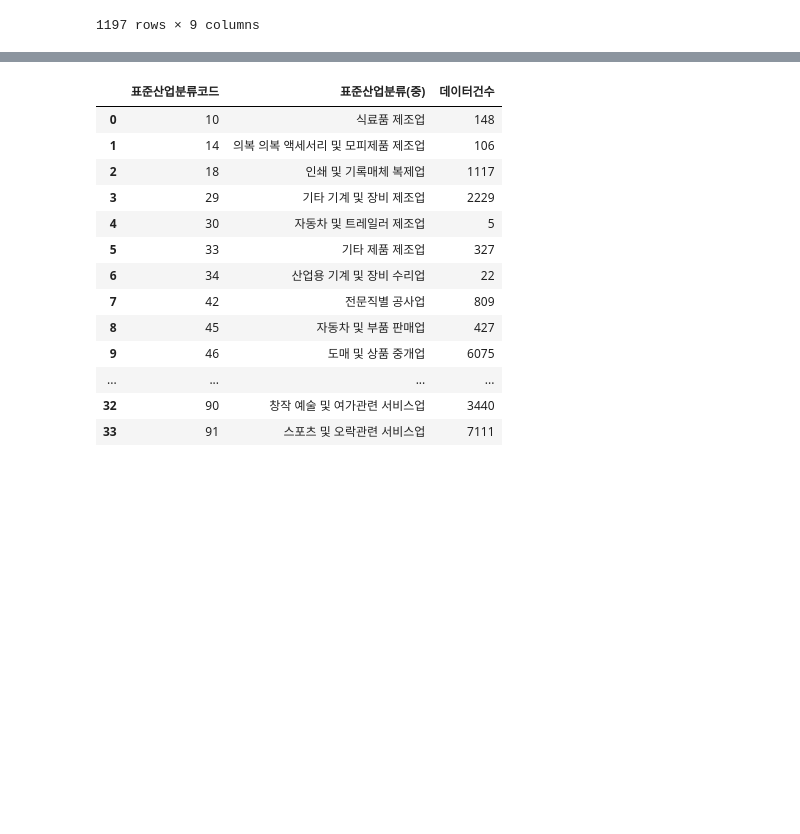
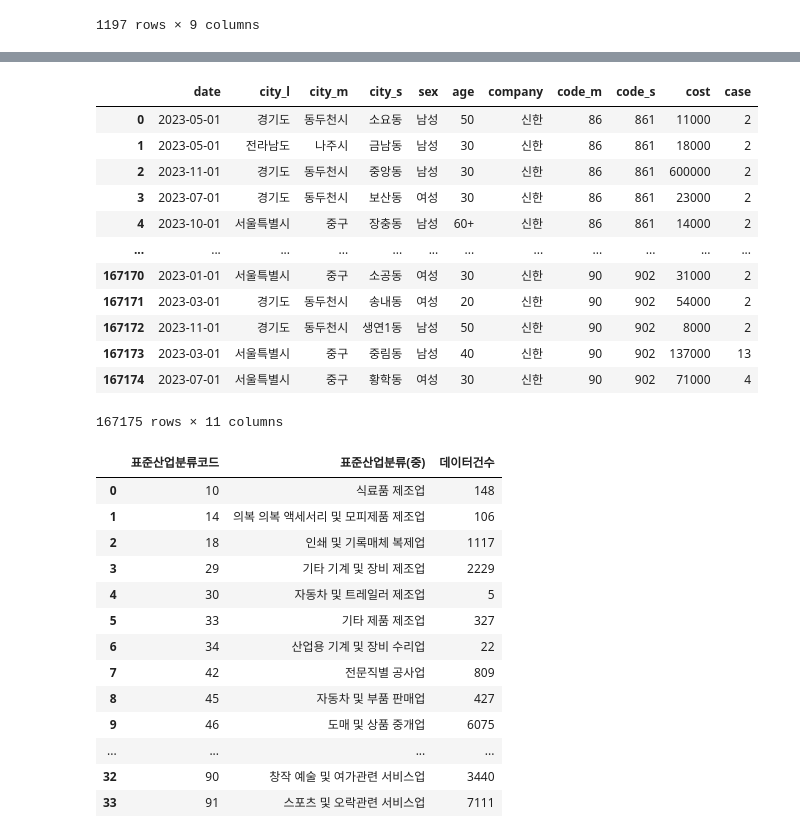
Before and after one commit to DDalaDDula/Card_Consumption_Pattern_Analysis_Dashboard, a Jupyter notebook: data_normalization.ipynb, the cells around one changed output, grey strips where cells are left out. Drawn from its saved outputs; the diff is of its cells as text; code cells hidden in the pictures; blank space fills up the shorter version.

```diff
--- a/data_normalization.ipynb
+++ b/data_normalization.ipynb
@@ -160,3 +130,32 @@ ss_data
+# %%
+# age전처리하는 함수 정의
+def exc_age(age):
+    return "60+" if int(age) >= 60 else age
+
+ss_data = pd.read_csv("dataset/삼성카드.csv")
+ss_data['표준업종분류코드_중분류'] = ss_data['표준업종분류코드_중분류'].astype(str)
+ss_data['거주지_광역시도'] = ss_data['거주지_광역시도'].map(city_l_dic)
+ss_data['성별'] = ss_data['성별'].map(sex_dic)
+ss_data['이용기준년월'] = pd.to_datetime(ss_data['이용기준년월'], format='%Y%m')
+ss_data['연령대'] = ss_data['연령대'].apply(exc_age)
+ss_data['company'] = '신한'
+ss_data = ss_data[['이용기준년월', '거주지_광역시도', '거주지_시군구', '거주지_행정동', '성별', '연령대', 'company', '표준업종분류코드_중분류', '표준업종분류코드_소분류','이용금액', '이용건수']]
+ss_data.columns = ['date', 'city_l', 'city_m', 'city_s', 'sex', 'age', 'company', 'code_m', 'code_s', 'cost', 'case']
+ss_data
+# %% [output]
+|  | date | city_l | city_m | city_s | sex | age | company | code_m | code_s | cost | case |
+| 0 | 2023-05-01 | 경기도 | 동두천시 | 소요동 | 남성 | 50 | 신한 | 86 | 861 | 11000 | 2 |
+| 1 | 2023-05-01 | 전라남도 | 나주시 | 금남동 | 남성 | 30 | 신한 | 86 | 861 | 18000 | 2 |
+| 2 | 2023-11-01 | 경기도 | 동두천시 | 중앙동 | 남성 | 30 | 신한 | 86 | 861 | 600000 | 2 |
+| 3 | 2023-07-01 | 경기도 | 동두천시 | 보산동 | 여성 | 30 | 신한 | 86 | 861 | 23000 | 2 |
+| 4 | 2023-10-01 | 서울특별시 | 중구 | 장충동 | 남성 | 60+ | 신한 | 86 | 861 | 14000 | 2 |
+| ... | ... | ... | ... | ... | ... | ... | ... | ... | ... | ... | ... |
+| 167170 | 2023-01-01 | 서울특별시 | 중구 | 소공동 | 여성 | 30 | 신한 | 90 | 902 | 31000 | 2 |
+| 167171 | 2023-03-01 | 경기도 | 동두천시 | 송내동 | 여성 | 20 | 신한 | 90 | 902 | 54000 | 2 |
+| 167172 | 2023-11-01 | 경기도 | 동두천시 | 생연1동 | 남성 | 50 | 신한 | 90 | 902 | 8000 | 2 |
+| 167173 | 2023-03-01 | 서울특별시 | 중구 | 중림동 | 남성 | 40 | 신한 | 90 | 902 | 137000 | 13 |
+| 167174 | 2023-07-01 | 서울특별시 | 중구 | 황학동 | 여성 | 30 | 신한 | 90 | 902 | 71000 | 4 |
+167175 rows × 11 columns
 # %%
 ss_count_dic = dict(zip(ss_data['표준업종분류코드_중분류'].value_counts().index,ss_data['표준업종분류코드_중분류'].value_counts().values))
 ss_std = pd.DataFrame({'표준산업분류코드':sorted(ss_data['표준업종분류코드_중분류'].unique())})
```
Also changed, not shown: parts of 9 cells of this notebook, 1 other file.
